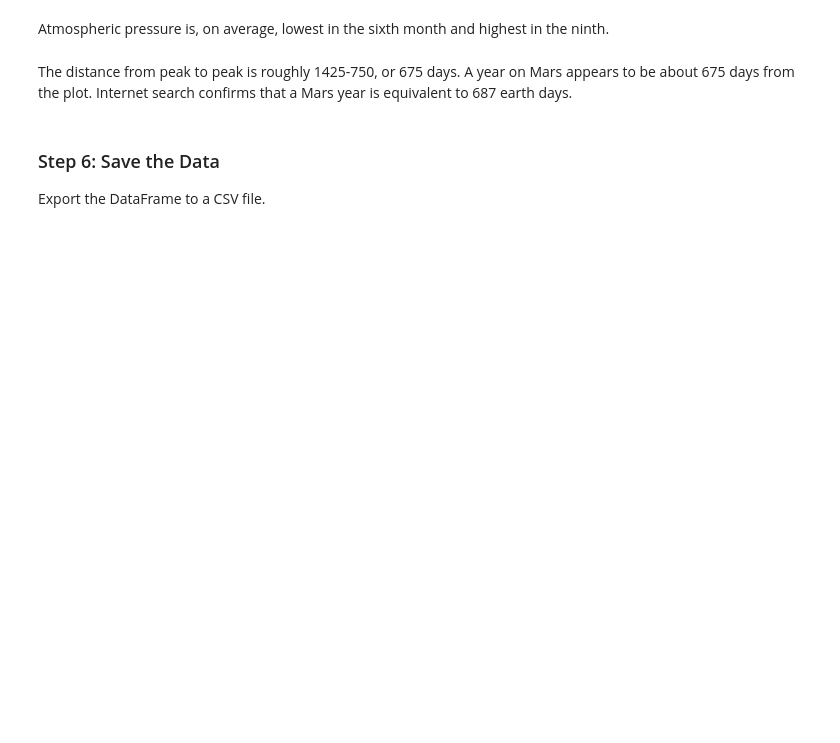
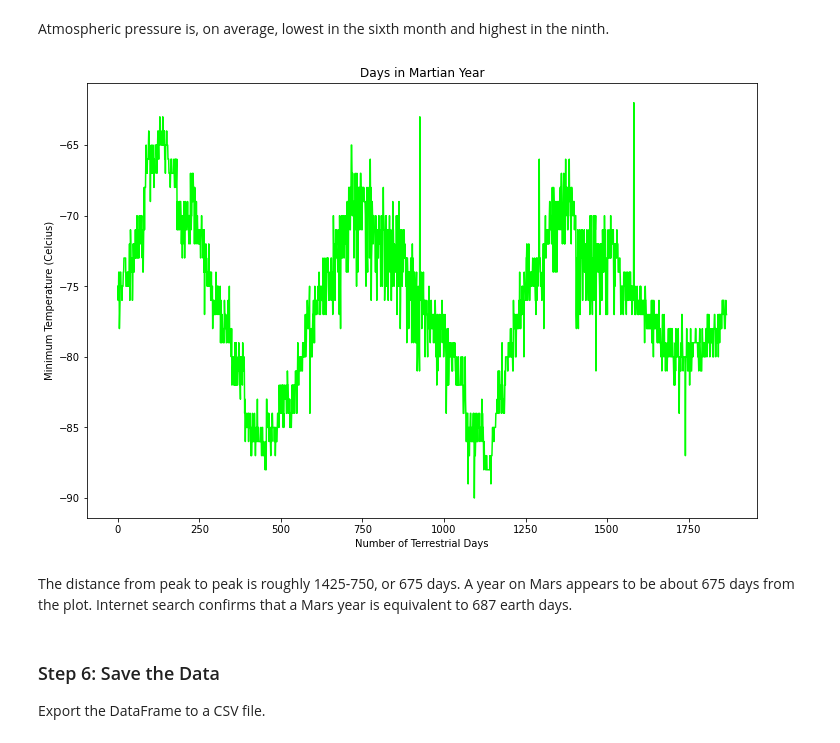
Before and after one commit to meena2203/web-scraping-challenge, a Jupyter notebook: part_2_mars_weather.ipynb, the cells around one changed output. Drawn from its saved outputs; the diff is of its cells as text; code cells hidden in the pictures; blank space fills up the shorter version.

```diff
--- a/part_2_mars_weather.ipynb
+++ b/part_2_mars_weather.ipynb
@@ -81,3 +97,6 @@ for tr in table_rows:
 # %%
 # Create a Pandas DataFrame by using the list of rows and a list of the column names
-mars_weather_df = pd.DataFrame([row_list, columns=column_name])
+mars_weather_df = pd.DataFrame(row_list, columns=column_name)
+
+# Confirm DataFrame was created successfully
+mars_weather_df.head(10)
@@ -144,5 +306,27 @@ On average, the third month has the coldest minimum temperature on Mars, and the
 # %% [markdown]
 Atmospheric pressure is, on average, lowest in the sixth month and highest in the ninth.
+# %%
+# 5. How many terrestrial (earth) days are there in a Martian year?
+# Set plot values
+x_values = mars_weather_df["terrestrial_date"]
+y_values = mars_weather_df["min_temp"]
+
+# Set the figure size, title, x and y axis labels for the plot
+plt.figure(figsize=(12,8))
+plt.title("Days in Martian Year")
+plt.xlabel("Number of Terrestrial Days")
+plt.ylabel("Minimum Temperature (Celcius)")
+
+# Create the scatter plot
+plt.plot(x_values.index.values, y_values, color = "lime")
+
+# # Save the scatter plot in the "image" folder as figure_1
+plt.savefig("images/figure_3.png")
+
+# Show the plot
+plt.show()
+# %% [output]
+[figure, added]
 # %% [markdown]
 The distance from peak to peak is roughly 1425-750, or 675 days. A year on Mars appears to be about 675 days from the plot. Internet search confirms that a Mars year is equivalent to 687 earth days.
 # %% [markdown]
```
Also changed, not shown: parts of 33 cells of this notebook, 2 other files.
